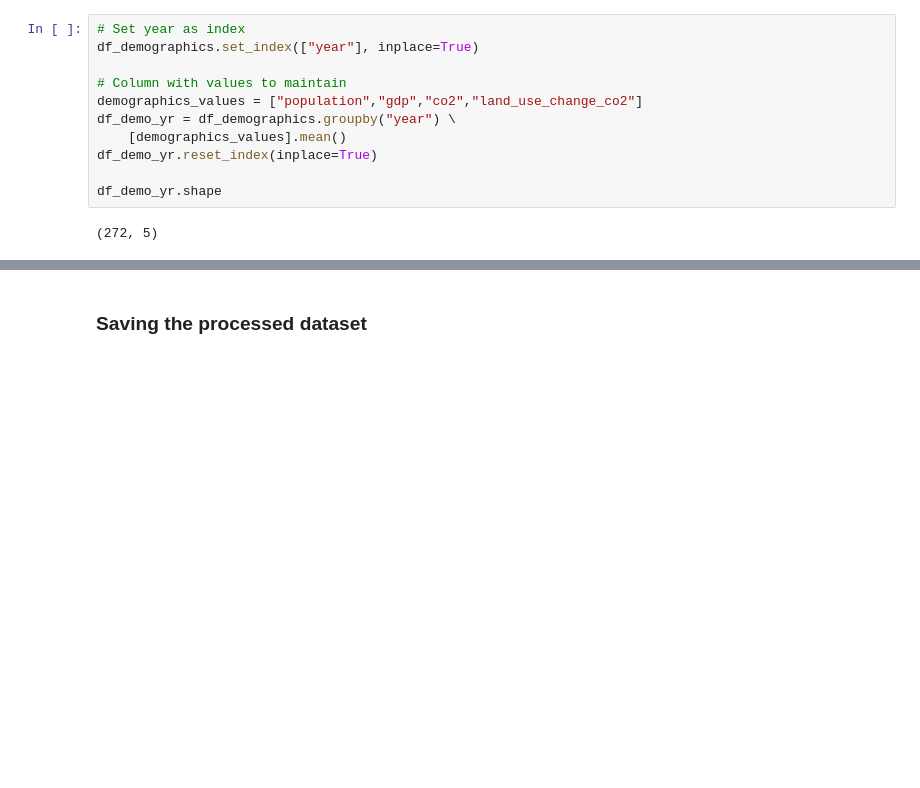
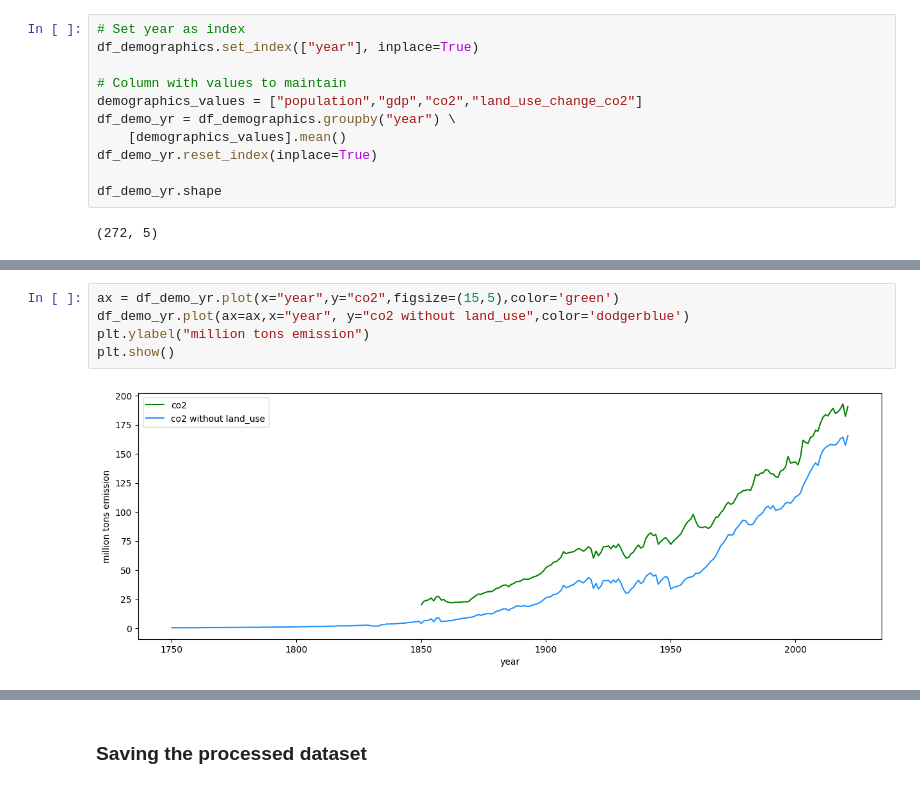
Before and after one commit to bryancastillo10/co2-emissions-analysis, a Jupyter notebook: data-preparation.ipynb, the cells around one changed output, grey strips where cells are left out. Drawn from its saved outputs; the diff is of its cells as text; blank space fills up the shorter version.

```diff
--- a/data-preparation.ipynb
+++ b/data-preparation.ipynb
@@ -156,0 +173,7 @@ df_demo_yr.head()
+# %%
+ax = df_demo_yr.plot(x="year",y="co2",figsize=(15,5),color='green')
+df_demo_yr.plot(ax=ax,x="year", y="co2 without land_use",color='dodgerblue')
+plt.ylabel("million tons emission")
+plt.show()
+# %% [output]
+[figure, added]
```
Also changed, not shown: parts of 35 cells of this notebook.
